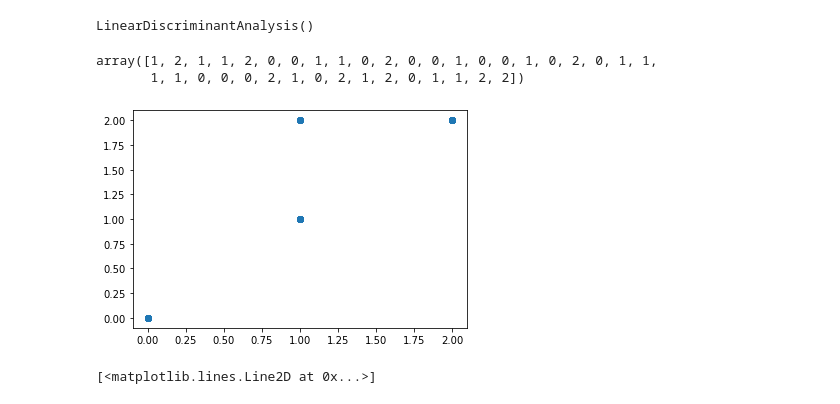
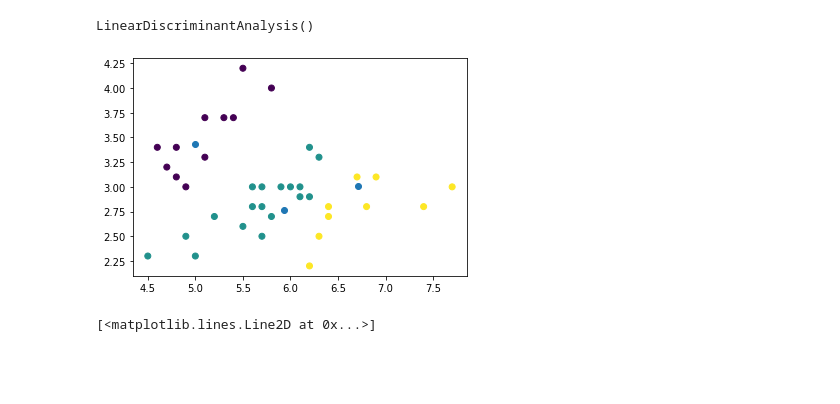
Before and after one commit to LeonardCherepanov/DZ-18, a Jupyter notebook: DZ-18.ipynb, the cells around one changed output. Cells and saved outputs as stored; diff of their text form; code cells hidden in the pictures; blank space fills up the shorter version.

```diff
--- a/DZ-18.ipynb
+++ b/DZ-18.ipynb
@@ -45,16 +45,15 @@ lda.fit(X_train, y_train)
 # %% [output]
 LinearDiscriminantAnalysis()
 # %%
-lda.predict(X_test)
+y_predict = lda.predict(X_test)
-# %% [output]
-array([1, 2, 1, 1, 2, 0, 0, 1, 1, 0, 2, 0, 0, 1, 0, 0, 1, 0, 2, 0, 1, 1,
-       1, 1, 0, 0, 0, 2, 1, 0, 2, 1, 2, 0, 1, 1, 2, 2])
 # %%
 #5 Визуализация предсказания для тестовой выборки
-plt.scatter(lda.predict(X_test), y_test)
+# plt.scatter(lda.predict(X_test), y_test)
+plt.scatter(X_test['sepal length (cm)'], X_test['sepal width (cm)'], c=y_predict)
+plt.scatter(lda.means_[:, 0], lda.means_[:, 1])
 plt.show()
 # %% [output]
-[figure, old version]
+[figure, new version]
 # %%
 X = data[['sepal length (cm)']]
 y = data['sepal width (cm)']
```
